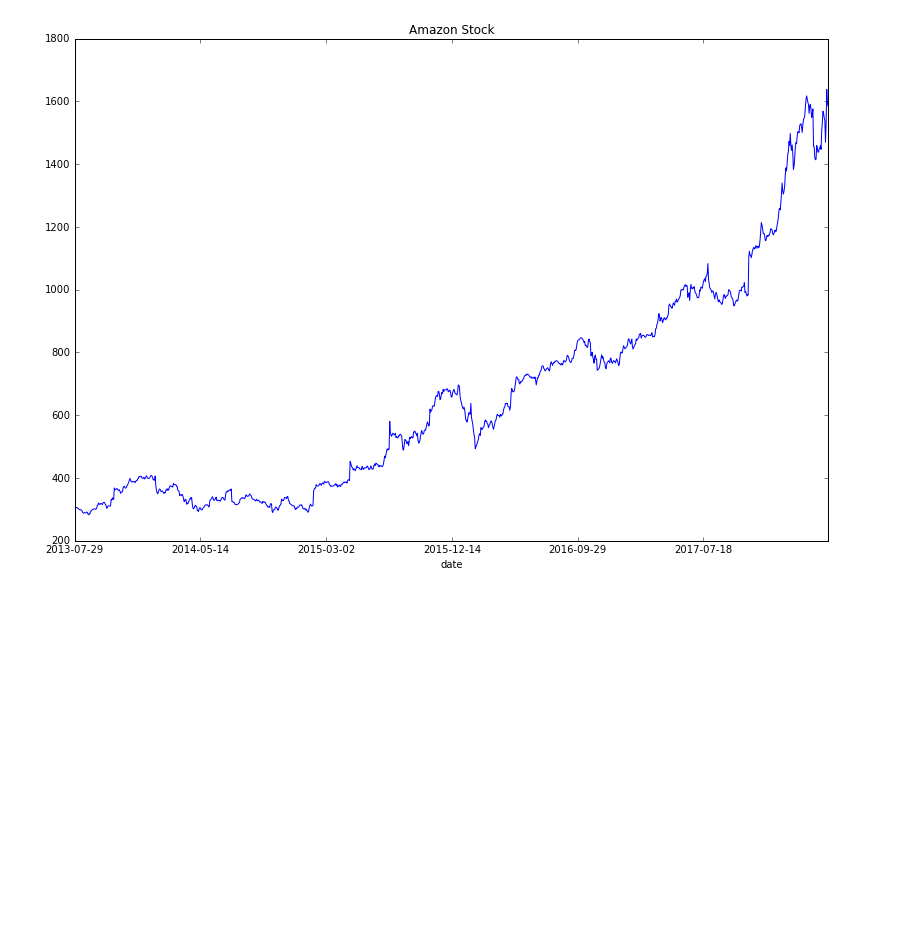
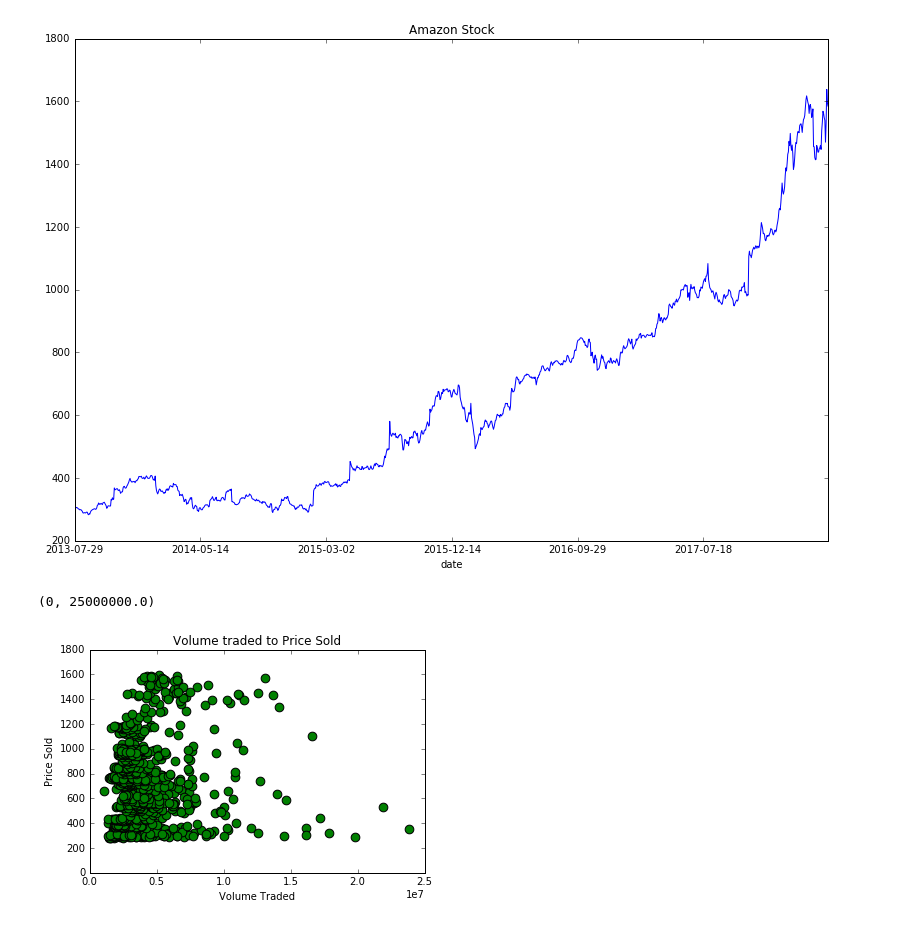
Before and after one commit to sidhu177/DataSci, a Jupyter notebook: test-csv.ipynb, the cells around one changed output. Drawn from its saved outputs; the diff is of its cells as text; code cells hidden in the pictures; blank space fills up the shorter version.

Commit message:
Added Scatter plot visualization

```diff
--- a/test-csv.ipynb
+++ b/test-csv.ipynb
@@ -128,3 +123,17 @@ fig = appl_open.get_figure()
 fig.set_size_inches(13.5, 9)
 # %% [output]
 [figure]
+# %%
+# creates the scatterplot
+# plt.scatter(orders.quantity, orders.item_price, s = 50, c = 'green')
+plt.scatter(x = df.volume, y = df.close, s = 75, c = 'green')
+
+# Set the title and labels
+plt.xlabel('Volume Traded')
+plt.ylabel('Price Sold')
+plt.title('Volume traded to Price Sold')
+plt.ylim(0)
+plt.xlim(0)
+# %% [output]
+(0, 25000000.0)
+[figure, added]
```
Also changed, not shown: parts of 3 cells of this notebook.
